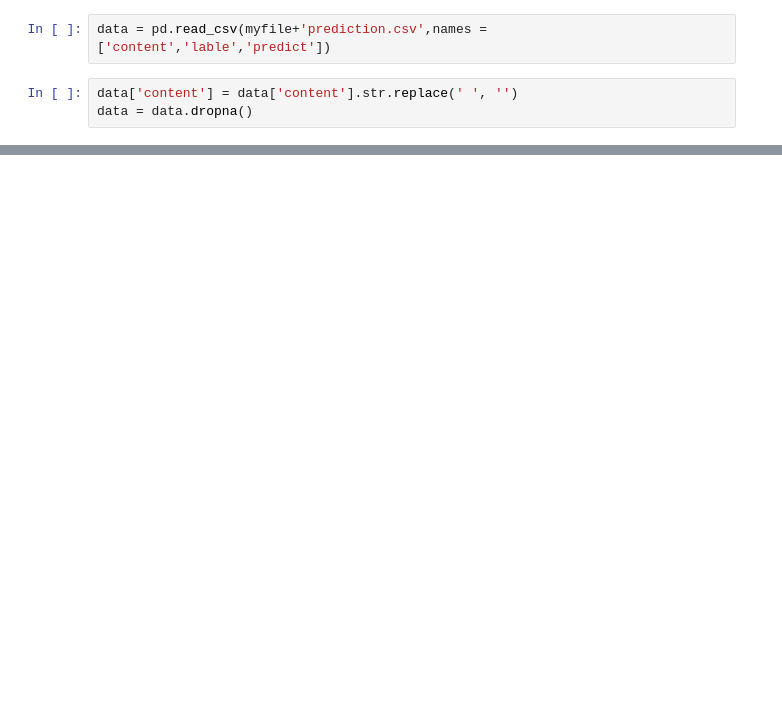
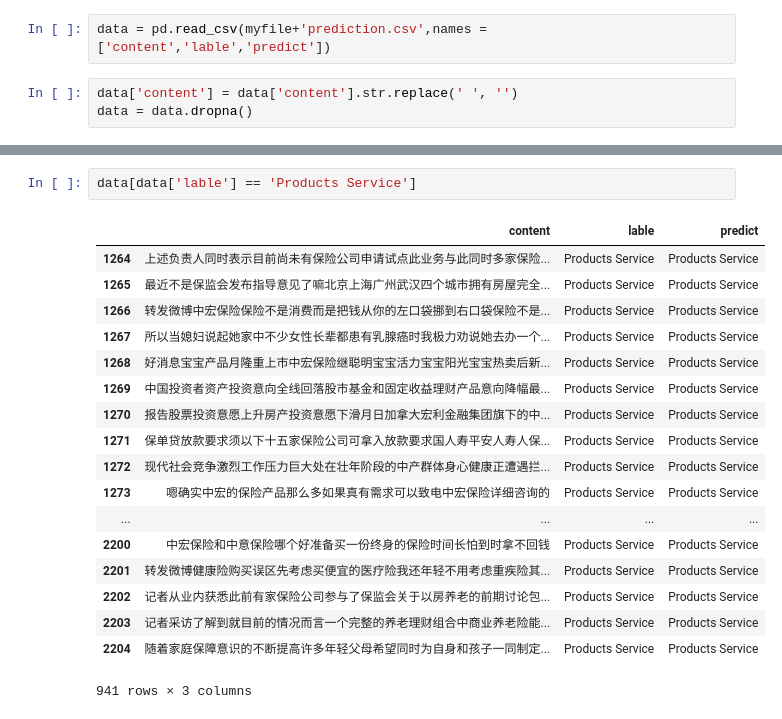
Before and after one commit to zbxzc35/zh_cnn_text_classify, a Jupyter notebook: result summery.ipynb, the cells around one changed output, grey strips where cells are left out. Drawn from its saved outputs; the diff is of its cells as text; blank space fills up the shorter version.

```diff
--- a/result summery.ipynb
+++ b/result summery.ipynb
@@ -75,0 +105,21 @@ out
+# %%
+data[data['lable'] == 'Products Service']
+# %% [output]
+|  | content | lable | predict |
+| 1264 | 上述负责人同时表示目前尚未有保险公司申请试点此业务与此同时多家保险... | Products Service | Products Service |
+| 1265 | 最近不是保监会发布指导意见了嘛北京上海广州武汉四个城市拥有房屋完全... | Products Service | Products Service |
+| 1266 | 转发微博中宏保险保险不是消费而是把钱从你的左口袋挪到右口袋保险不是... | Products Service | Products Service |
+| 1267 | 所以当媳妇说起她家中不少女性长辈都患有乳腺癌时我极力劝说她去办一个... | Products Service | Products Service |
+| 1268 | 好消息宝宝产品月隆重上市中宏保险继聪明宝宝活力宝宝阳光宝宝热卖后新... | Products Service | Products Service |
+| 1269 | 中国投资者资产投资意向全线回落股市基金和固定收益理财产品意向降幅最... | Products Service | Products Service |
+| 1270 | 报告股票投资意愿上升房产投资意愿下滑月日加拿大宏利金融集团旗下的中... | Products Service | Products Service |
+| 1271 | 保单贷放款要求须以下十五家保险公司可拿入放款要求国人寿平安人寿人保... | Products Service | Products Service |
+| 1272 | 现代社会竞争激烈工作压力巨大处在壮年阶段的中产群体身心健康正遭遇拦... | Products Service | Products Service |
+| 1273 | 嗯确实中宏的保险产品那么多如果真有需求可以致电中宏保险详细咨询的 | Products Service | Products Service |
+| ... | ... | ... | ... |
+| 2200 | 中宏保险和中意保险哪个好准备买一份终身的保险时间长怕到时拿不回钱 | Products Service | Products Service |
+| 2201 | 转发微博健康险购买误区先考虑买便宜的医疗险我还年轻不用考虑重疾险其... | Products Service | Products Service |
+| 2202 | 记者从业内获悉此前有家保险公司参与了保监会关于以房养老的前期讨论包... | Products Service | Products Service |
+| 2203 | 记者采访了解到就目前的情况而言一个完整的养老理财组合中商业养老险能... | Products Service | Products Service |
+| 2204 | 随着家庭保障意识的不断提高许多年轻父母希望同时为自身和孩子一同制定... | Products Service | Products Service |
+941 rows × 3 columns
```
Also changed, not shown: parts of 15 cells of this notebook, 3 other files.
